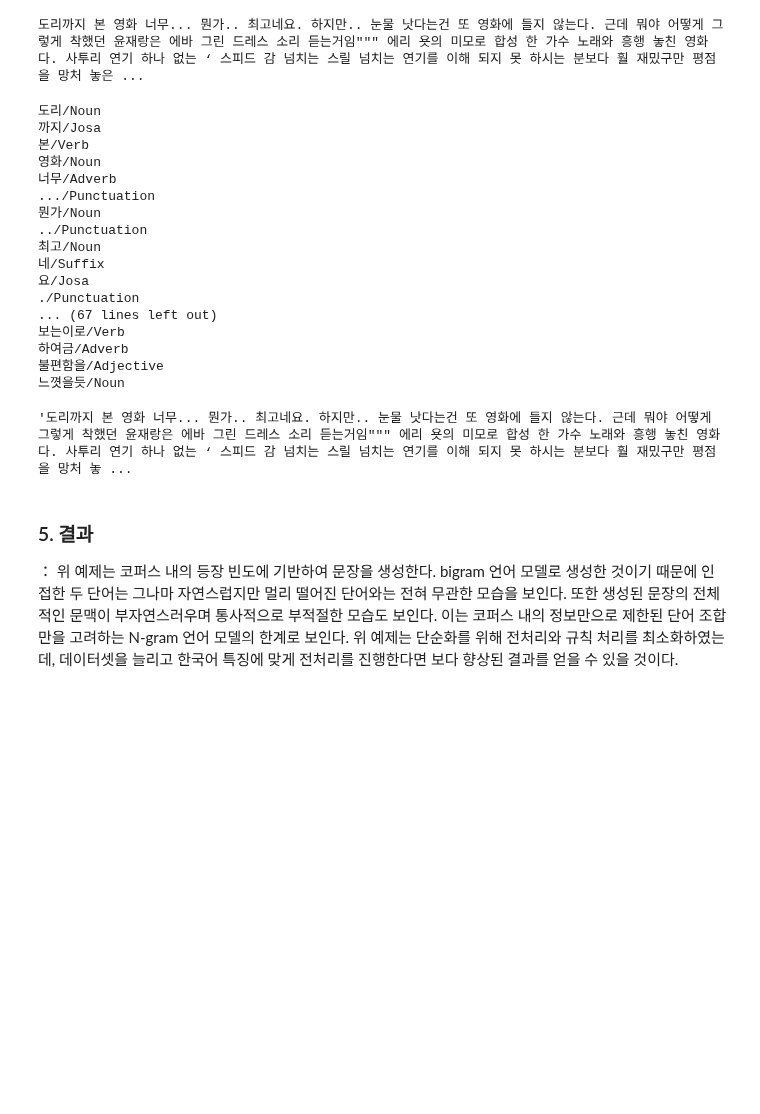
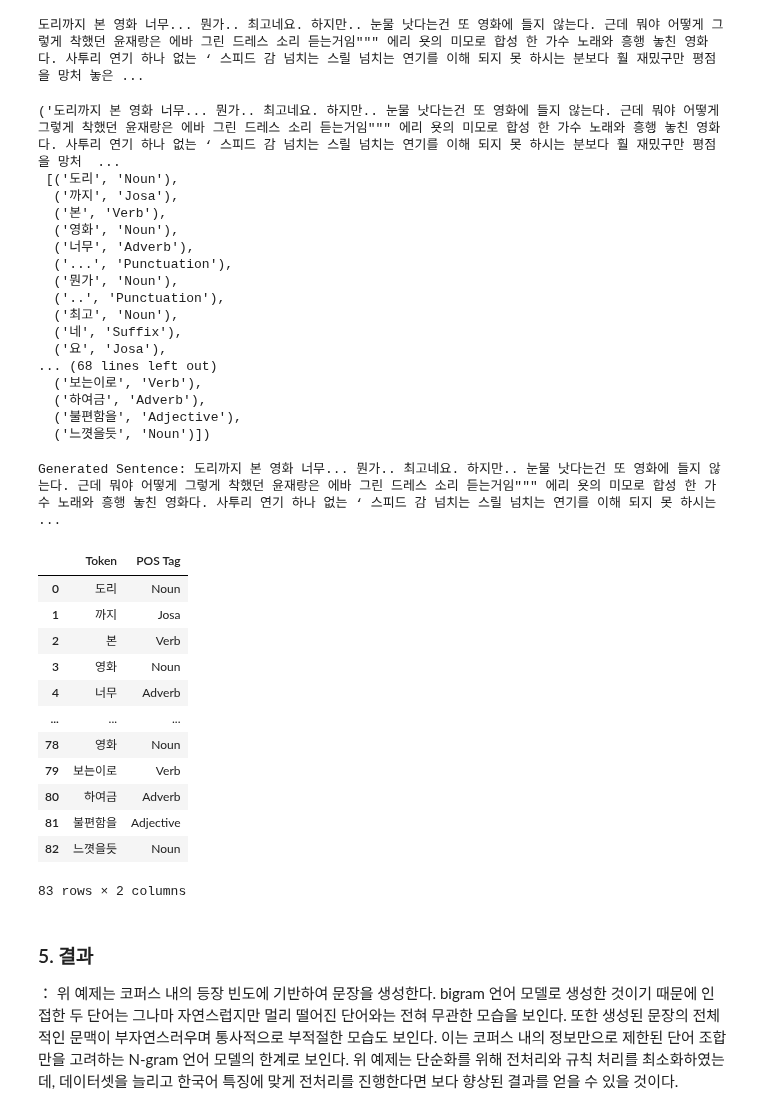
Before and after one commit to mrdantzig/nlp-bible-code, a Jupyter notebook: 09장_언어 모델/[9-1]_N_gram_언어_모델로_문장_생성하기_수정본.ipynb, the cells around one changed output. Cells and saved outputs as stored; diff of their text form; code cells hidden in the pictures; blank space fills up the shorter version.

```diff
--- a/09장_언어 모델/[9-1]_N_gram_언어_모델로_문장_생성하기_수정본.ipynb
+++ b/09장_언어 모델/[9-1]_N_gram_언어_모델로_문장_생성하기_수정본.ipynb
@@ -55,6 +55,6 @@ Requirement already satisfied: packaging in /usr/local/lib/python3.13/dist-packa
 # %%
 # NLTK 패키지를 이용하여 입력 텍스트를 N-gram 형태로 변환한다.
-sentence = "나는 매일 아침 지하철을 탄다"
+sentence = "나는 매일 아침 출근 길에 지하철을 탄다"
 # %%
 nltk.download('punkt')
 nltk.download('punkt_tab')
@@ -201,13 +210,13 @@ print(bigram_prob("영화", "이"))
 # %% [output]
 0.00015767585785521414
 # %%
-# 조건부 확률을 알게 되면 가장 확률이 높은 토큰열을 토대로 문장을 생성할 수 있다.
 def generate_sentence(seed=None, debug=False):
   if seed is not None:
     import random
     random.seed(seed)
   c = "<s>"
   sentence = []
+  debug_output = []
   while True:
     if c not in cpd:
       break
@@ -218,6 +227,9 @@ def generate_sentence(seed=None, debug=False):
 
     word = w.split("/")[0]
     pos = w.split("/")[1]
+
+    if debug:
+      debug_output.append((word, pos))
 
     # 조사, 어미 등을 제외하고 각 토큰은 띄어쓰기로 구분하여 생성한다.
     if c == "<s>":
@@ -235,10 +247,11 @@ def generate_sentence(seed=None, debug=False):
         sentence.append(" " + word)
     c = w
 
-    if debug:
-      print(w)
-
-  return "".join(sentence)
+  final_sentence = "".join(sentence)
+  if debug:
+    return final_sentence, debug_output
+  else:
+    return final_sentence
 # %%
 print(generate_sentence(2))
 # %% [output]
@@ -246,24 +259,50 @@ print(generate_sentence(2))
 # %%
 generate_sentence(2, debug=True)
 # %% [output]
-도리/Noun
-까지/Josa
-본/Verb
-영화/Noun
-너무/Adverb
-.../Punctuation
-뭔가/Noun
-../Punctuation
-최고/Noun
-네/Suffix
-요/Josa
-./Punctuation
-... (67 lines left out)
-보는이로/Verb
-하여금/Adverb
-불편함을/Adjective
-느꼇을듯/Noun
+('도리까지 본 영화 너무... 뭔가.. 최고네요. 하지만.. 눈물 낫다는건 또 영화에 들지 않는다. 근데 뭐야 어떻게 그렇게 착했던 윤재랑은 에바 그린 드레스 소리 듣는거임""" 에리 욧의 미모로 합성 한 가수 노래와 흥행 놓친 영화다. 사투리 연기 하나 없는 ‘ 스피드 감 넘치는 스릴 넘치는 연기를 이해 되지 못 하시는 분보다 훨 재밌구만 평점을 망처  ...
+ [('도리', 'Noun'),
+  ('까지', 'Josa'),
+  ('본', 'Verb'),
+  ('영화', 'Noun'),
+  ('너무', 'Adverb'),
+  ('...', 'Punctuation'),
+  ('뭔가', 'Noun'),
+  ('..', 'Punctuation'),
+  ('최고', 'Noun'),
+  ('네', 'Suffix'),
+  ('요', 'Josa'),
+... (68 lines left out)
+  ('보는이로', 'Verb'),
+  ('하여금', 'Adverb'),
+  ('불편함을', 'Adjective'),
+  ('느꼇을듯', 'Noun')])
-'도리까지 본 영화 너무... 뭔가.. 최고네요. 하지만.. 눈물 낫다는건 또 영화에 들지 않는다. 근데 뭐야 어떻게 그렇게 착했던 윤재랑은 에바 그린 드레스 소리 듣는거임""" 에리 욧의 미모로 합성 한 가수 노래와 흥행 놓친 영화다. 사투리 연기 하나 없는 ‘ 스피드 감 넘치는 스릴 넘치는 연기를 이해 되지 못 하시는 분보다 훨 재밌구만 평점을 망처 놓 ...
+# %%
+import pandas as pd
+
+# Call the modified function
+sentence_text, debug_data = generate_sentence(2, debug=True)
+
+# Create a DataFrame for visualization
+df = pd.DataFrame(debug_data, columns=['Token', 'POS Tag'])
+
+# Display the DataFrame
+print("Generated Sentence:", sentence_text)
+display(df)
+# %% [output]
+Generated Sentence: 도리까지 본 영화 너무... 뭔가.. 최고네요. 하지만.. 눈물 낫다는건 또 영화에 들지 않는다. 근데 뭐야 어떻게 그렇게 착했던 윤재랑은 에바 그린 드레스 소리 듣는거임""" 에리 욧의 미모로 합성 한 가수 노래와 흥행 놓친 영화다. 사투리 연기 하나 없는 ‘ 스피드 감 넘치는 스릴 넘치는 연기를 이해 되지 못 하시는  ...
+|  | Token | POS Tag |
+| 0 | 도리 | Noun |
+| 1 | 까지 | Josa |
+| 2 | 본 | Verb |
+| 3 | 영화 | Noun |
+| 4 | 너무 | Adverb |
+| ... | ... | ... |
+| 78 | 영화 | Noun |
+| 79 | 보는이로 | Verb |
+| 80 | 하여금 | Adverb |
+| 81 | 불편함을 | Adjective |
+| 82 | 느꼇을듯 | Noun |
+83 rows × 2 columns
 # %% [markdown]
 ### 5. 결과
 ： 위 예제는 코퍼스 내의 등장 빈도에 기반하여 문장을 생성한다. bigram 언어 모델로 생성한 것이기 때문에 인접한 두 단어는 그나마 자연스럽지만 멀리 떨어진 단어와는 전혀 무관한 모습을 보인다. 또한 생성된 문장의 전체적인 문맥이 부자연스러우며 통사적으로 부적절한 모습도 보인다. 이는 코퍼스 내의 정보만으로 제한된 단어 조합만을 고려하는 N-gram 언어 모델의 한계로 보인다. 위 예제는 단순화를 위해 전처리와 규칙 처리를 최소화하였는데, 데이터셋을 늘리고 한국어 특징에 맞게 전처리를 진행한다면 보다 향상된 결과를 얻을 수 있을 것이다.
```
Also changed, not shown: parts of 7 cells of this notebook.
